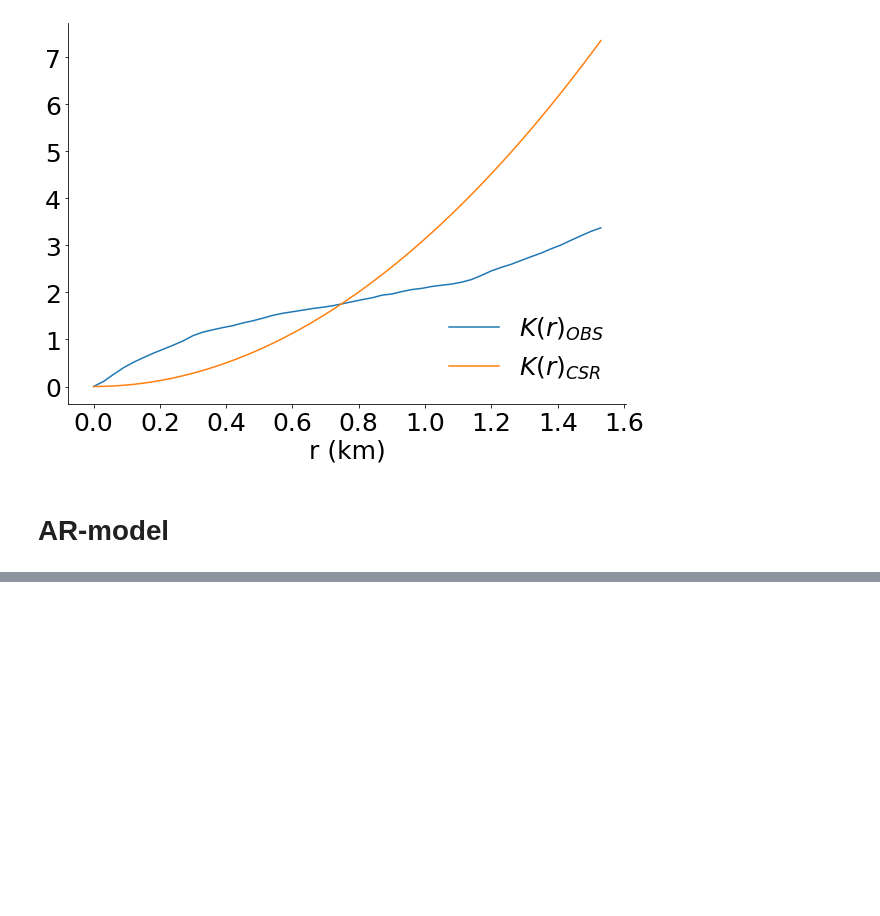
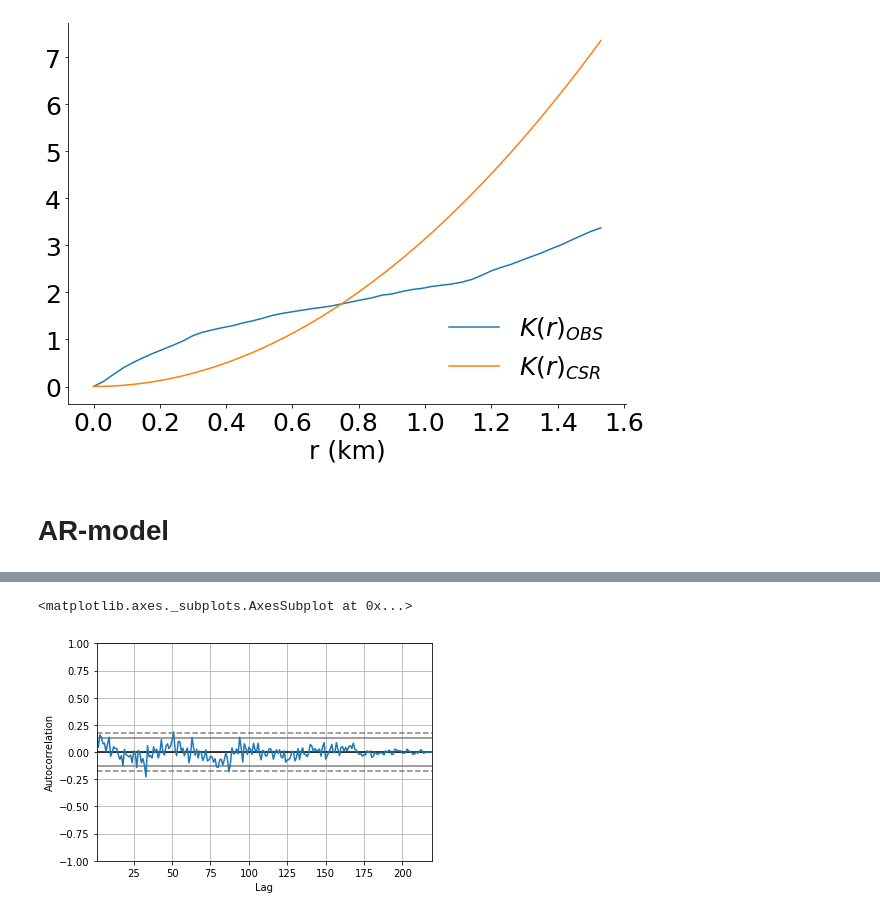
Before and after one commit to annabeck/Gun_Violence_E19, a Jupyter notebook: 08 Spatial Analysis.ipynb, the cells around one changed output, grey strips where cells are left out. Cells and saved outputs as stored; diff of their text form; code cells hidden in the pictures; blank space fills up the shorter version.

```diff
--- a/08 Spatial Analysis.ipynb
+++ b/08 Spatial Analysis.ipynb
@@ -528,0 +506,5 @@ autocorrelation_plot(test1)
+# %%
+autocorrelation_plot(NE_week)
+# %% [output]
+<matplotlib.axes._subplots.AxesSubplot at 0x...>
+[figure, added]
```
Also changed, not shown: parts of 26 cells of this notebook.
